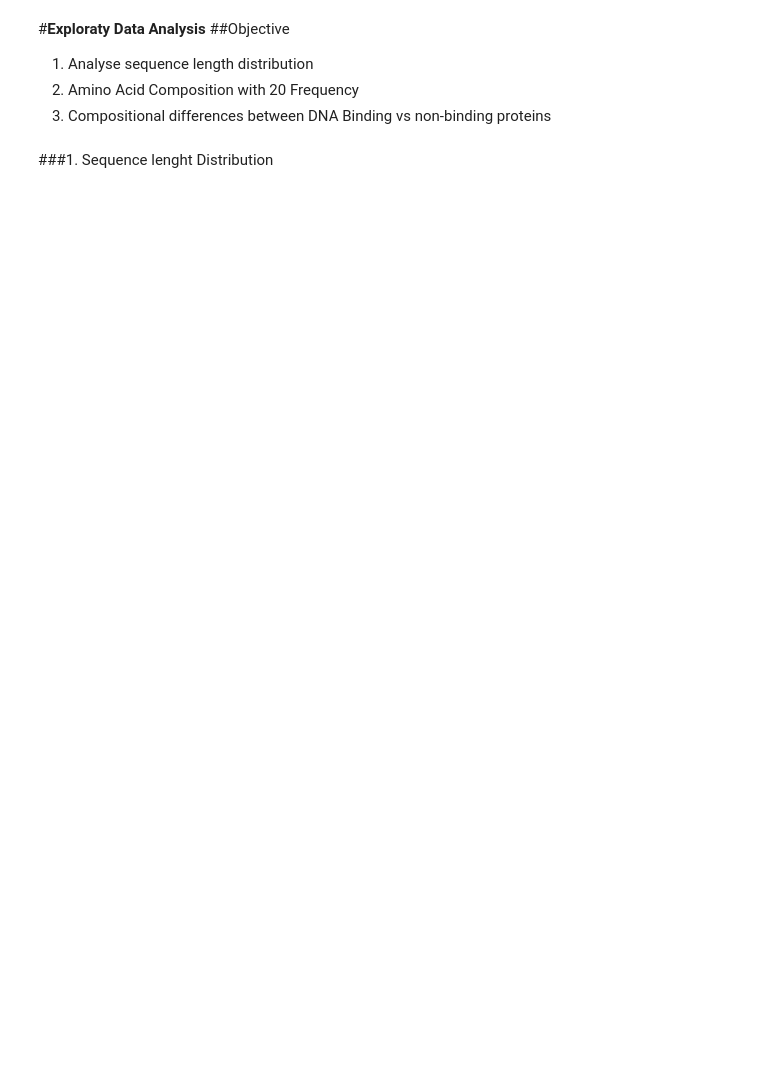
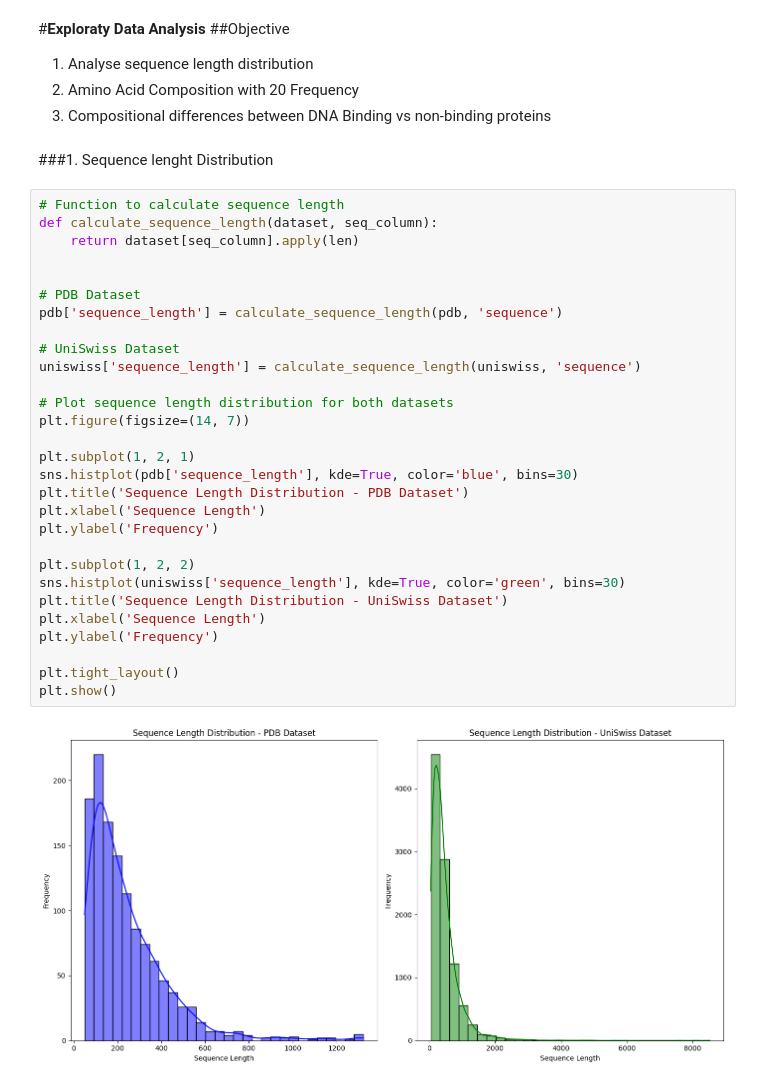
Before and after one commit to Alamsyah-WM/Predict-DNA-binding-protein-with-ML-and-DL, a Jupyter notebook: BioInformatik_UAS.ipynb, the cells around one changed output. Saved outputs shown, nothing was run; the diff lists cells and outputs as text; blank space fills up the shorter version.

```diff
--- a/BioInformatik_UAS.ipynb
+++ b/BioInformatik_UAS.ipynb
@@ -44,3 +90,34 @@ Raw UniSwiss Dataset:
 3. Compositional differences between DNA Binding vs non-binding proteins
 # %% [markdown]
 ###1. Sequence lenght Distribution
+# %%
+# Function to calculate sequence length
+def calculate_sequence_length(dataset, seq_column):
+    return dataset[seq_column].apply(len)
+
+
+# PDB Dataset
+pdb['sequence_length'] = calculate_sequence_length(pdb, 'sequence')
+
+# UniSwiss Dataset
+uniswiss['sequence_length'] = calculate_sequence_length(uniswiss, 'sequence')
+
+# Plot sequence length distribution for both datasets
+plt.figure(figsize=(14, 7))
+
+plt.subplot(1, 2, 1)
+sns.histplot(pdb['sequence_length'], kde=True, color='blue', bins=30)
+plt.title('Sequence Length Distribution - PDB Dataset')
+plt.xlabel('Sequence Length')
+plt.ylabel('Frequency')
+
+plt.subplot(1, 2, 2)
+sns.histplot(uniswiss['sequence_length'], kde=True, color='green', bins=30)
+plt.title('Sequence Length Distribution - UniSwiss Dataset')
+plt.xlabel('Sequence Length')
+plt.ylabel('Frequency')
+
+plt.tight_layout()
+plt.show()
+# %% [output]
+[figure, added]
```
Also changed, not shown: parts of 3 cells of this notebook.
